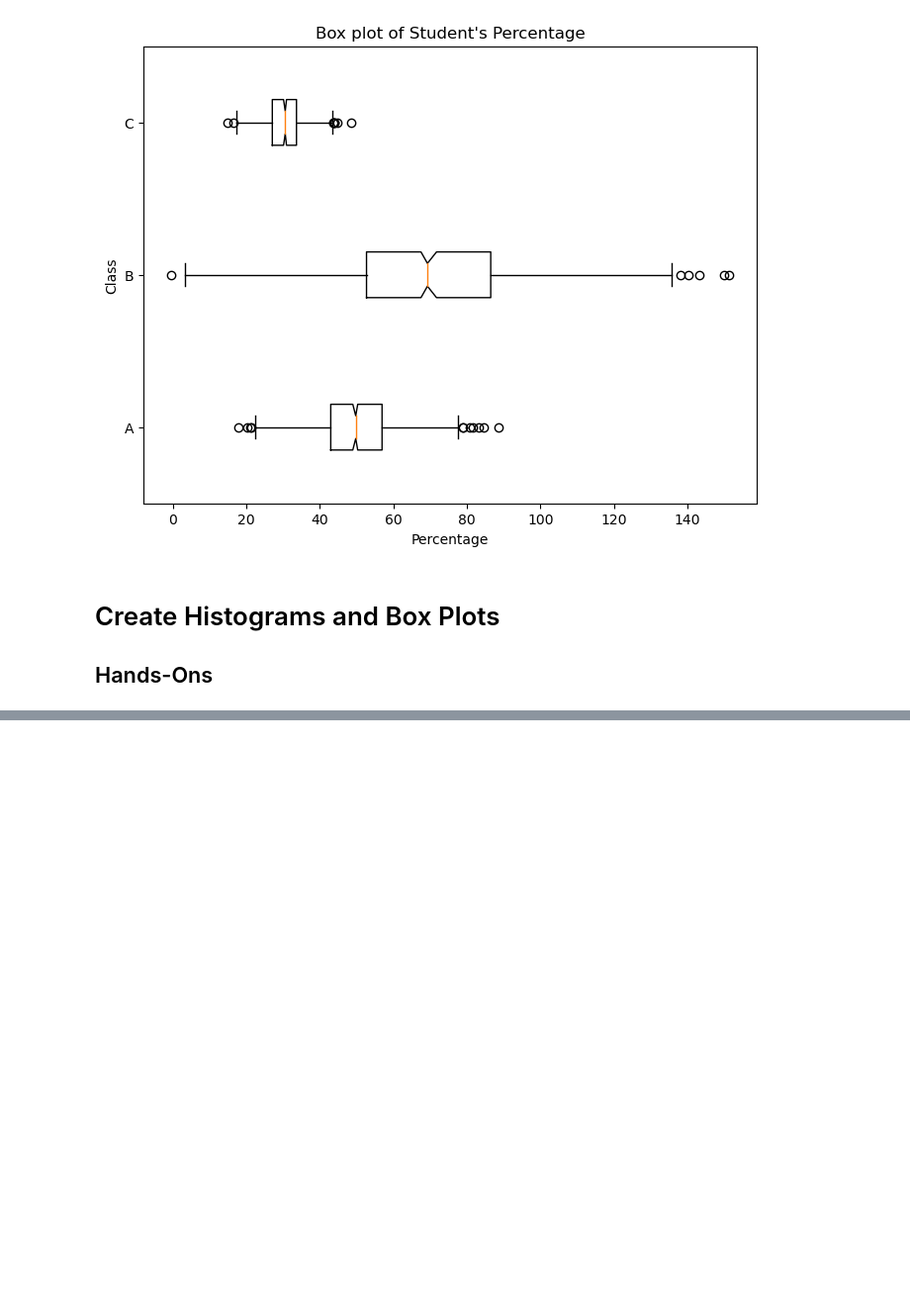
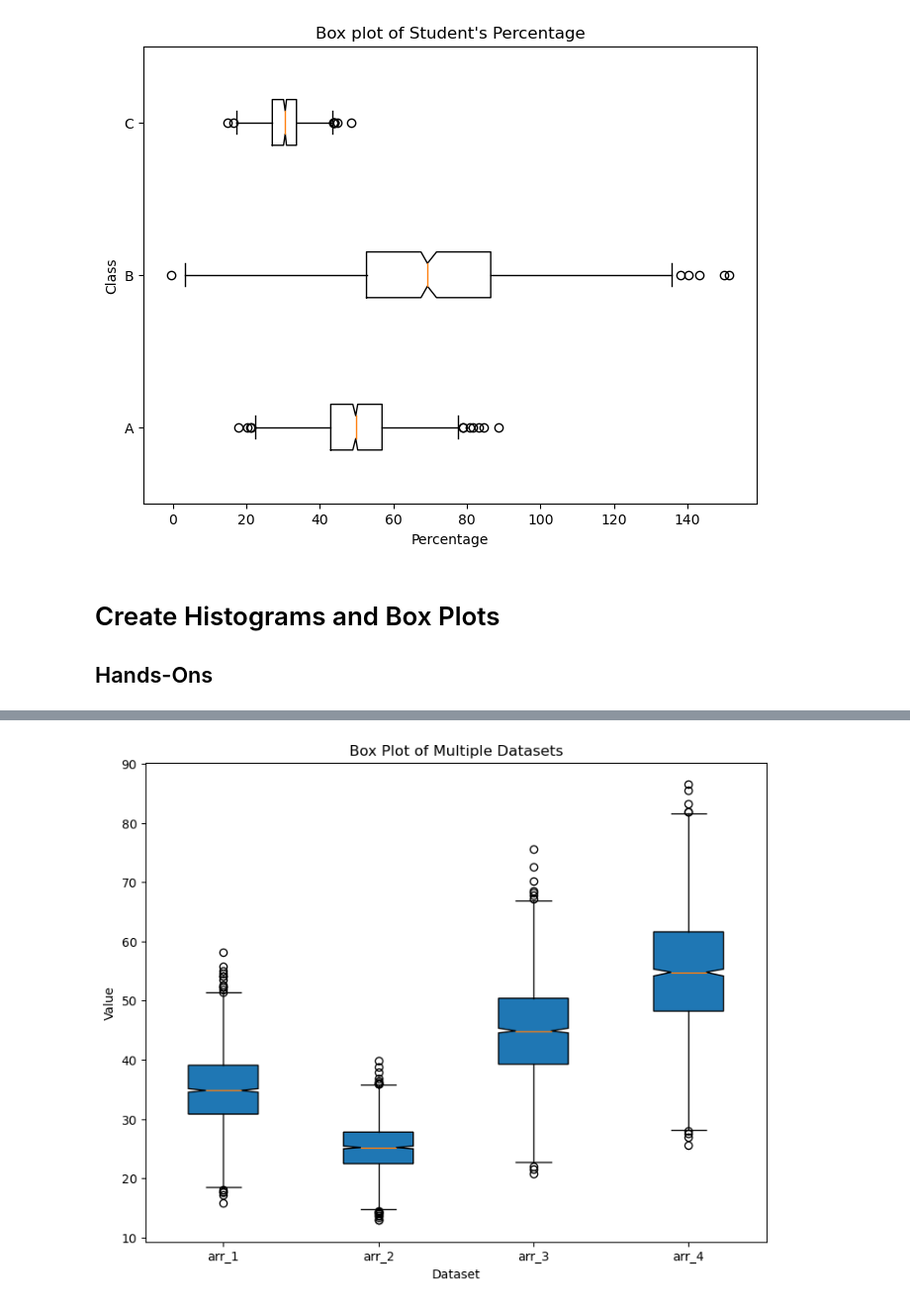
Before and after one commit to yohovani/Cursos, a Jupyter notebook: Histograms and Box Plots.ipynb, the cells around one changed output, grey strips where cells are left out. Shown: that part at 99% size. Cells and saved outputs as stored; diff of their text form; code cells hidden in the pictures; blank space fills up the shorter version.

```diff
--- a/Histograms and Box Plots.ipynb
+++ b/Histograms and Box Plots.ipynb
@@ -131,0 +154,21 @@ plt.show()
+# %%
+def boxplot_of_four_normal_distribution():
+
+    # Write your functionality below
+    fig = plt.figure(figsize=(9,7))
+    ax = fig.add_subplot(111)
+    ax.set(title="Box Plot of Multiple Datasets",
+           ylabel='Value', xlabel='Dataset')
+    np.random.seed(100)
+    arr_1 = np.random.randn(2000) * 6.0 + 35
+    arr_2 = np.random.randn(2000) * 4.0 + 25
+    arr_3 = np.random.randn(2000) * 8.0 + 45
+    arr_4 = np.random.randn(2000) * 10.0 + 55
+
+    labels = ['arr_1','arr_2','arr_3','arr_4']
+    ax.boxplot([arr_1,arr_2,arr_3,arr_4], labels=labels, notch=True, sym='o', patch_artist=True, bootstrap=10000)
+    plt.show()
+# %%
+boxplot_of_four_normal_distribution()
+# %% [output]
+[figure, added]
```
Also changed, not shown: parts of 4 cells of this notebook.
